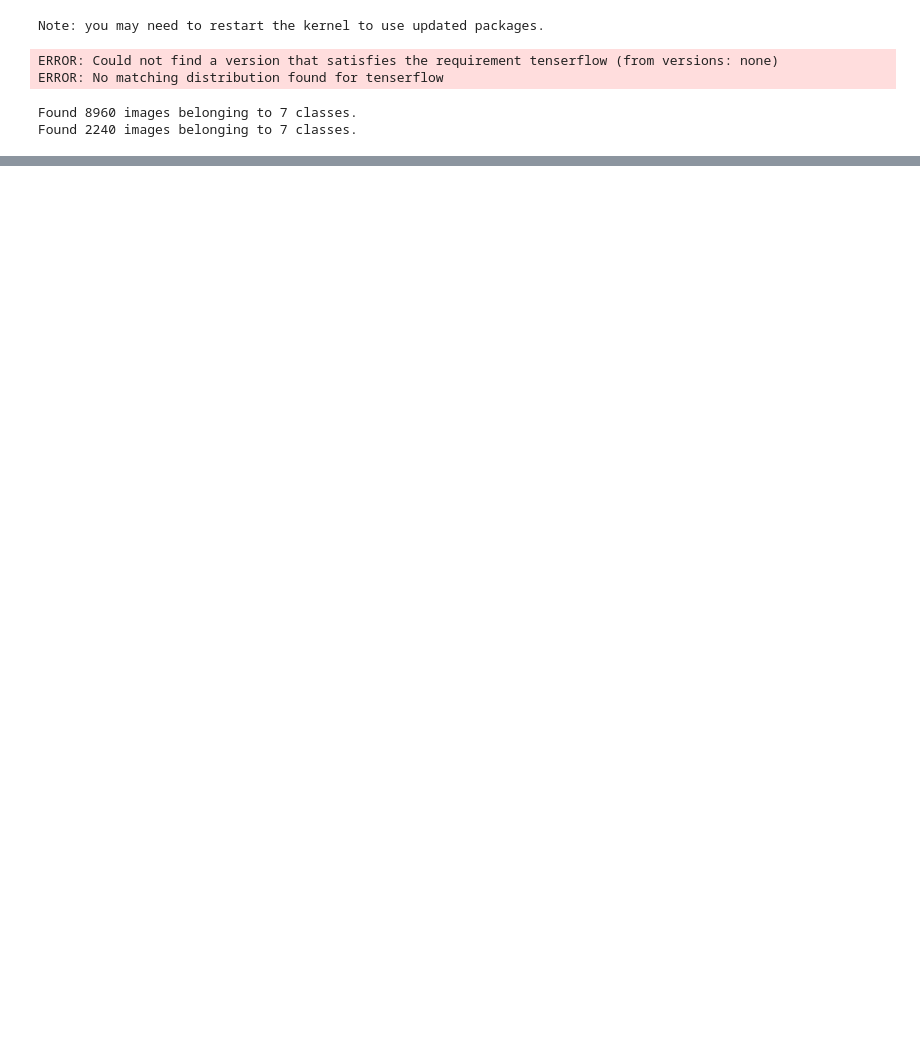
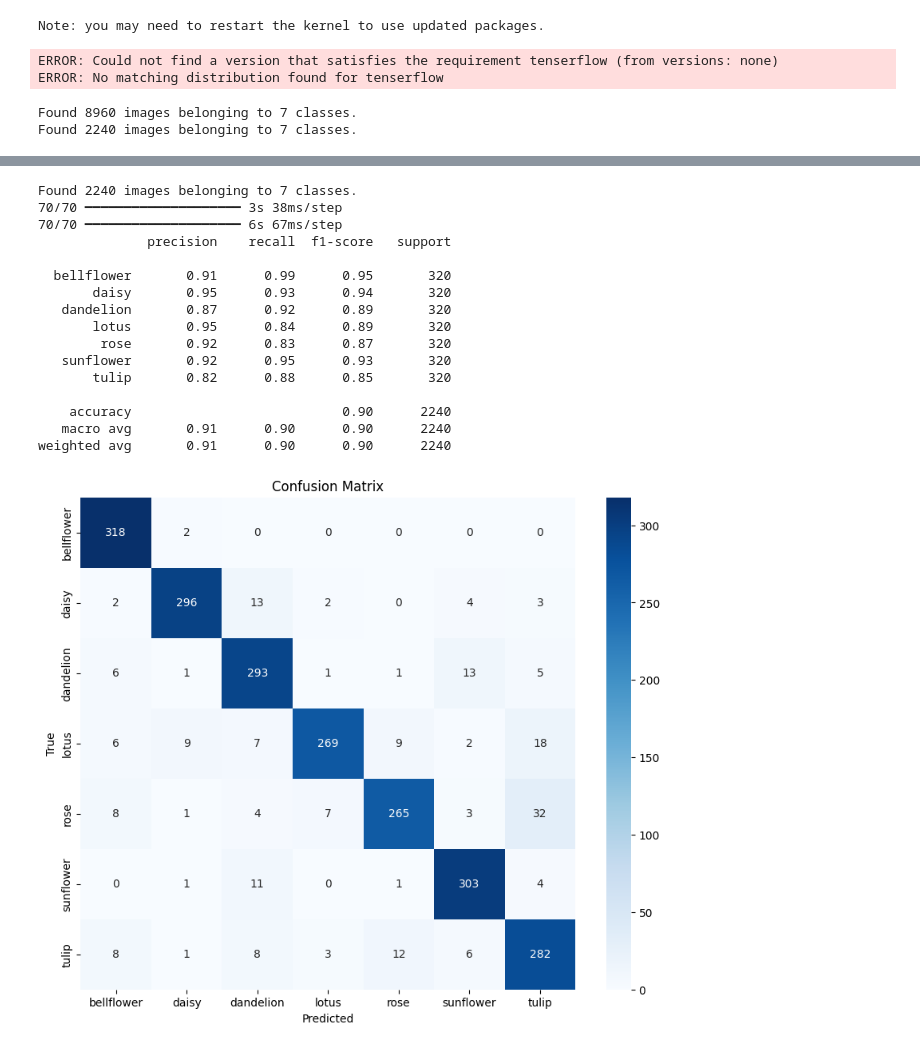
Before and after one commit to AnastasiyaMartynova/termpaper_6sem, a Jupyter notebook: main.ipynb, the cells around one changed output, grey strips where cells are left out. Saved outputs shown, nothing was run; the diff lists cells and outputs as text; code cells hidden in the pictures; blank space fills up the shorter version.

```diff
--- a/main.ipynb
+++ b/main.ipynb
@@ -153,0 +335,79 @@ Found 2240 images belonging to 7 classes.
+# %%
+class VotingEnsemble:
+    def __init__(self, models):
+        self.models = models
+
+    def predict(self, x):
+        predictions = [model.predict(x) for model in self.models]
+
+        # Голосование
+        avg_predictions = np.mean(predictions, axis=0)
+        return np.argmax(avg_predictions, axis=1)
+
+    def evaluate(self, x, y_true):
+        y_pred = self.predict(x)
+        y_true = np.argmax(y_true, axis=1)
+
+        print(classification_report(y_true, y_pred, target_names=classes))
+
+        cm = confusion_matrix(y_true, y_pred)
+        plt.figure(figsize=(10, 8))
+        sns.heatmap(cm, annot=True, fmt='d', cmap='Blues',
+                    xticklabels=classes, yticklabels=classes)
+        plt.title('Confusion Matrix')
+        plt.xlabel('Predicted')
+        plt.ylabel('True')
+        plt.show()
+
+# Создаем ансамбль из двух моделей
+ensemble = VotingEnsemble([model1, model2])
+
+# Оценка ансамбля на валидационных данных
+# Нужно перезагрузить валидационные данные без shuffle для корректной оценки
+val_generator_no_shuffle = train_datagen.flow_from_directory(
+    data_dir,
+    target_size=(IMG_SIZE, IMG_SIZE),
+    batch_size=BATCH_SIZE,
+    class_mode='categorical',
+    subset='validation',
+    shuffle=False
+)
+
+# Получаем все валидационные данные
+x_val, y_val = [], []
+for i in range(len(val_generator_no_shuffle)):
+    x, y = val_generator_no_shuffle[i]
+    x_val.append(x)
+    y_val.append(y)
+x_val = np.concatenate(x_val)
+y_val = np.concatenate(y_val)
+
+# Оценка ансамбля
+ensemble.evaluate(x_val, y_val)
+
+print("Оценка Model 1:")
+y_pred1 = np.argmax(model1.predict(x_val), axis=1)
+y_true = np.argmax(y_val, axis=1)
+print(classification_report(y_true, y_pred1, target_names=classes))
+
+print("\nОценка Model 2:")
+y_pred2 = np.argmax(model2.predict(x_val), axis=1)
+print(classification_report(y_true, y_pred2, target_names=classes))
+# %% [output]
+Found 2240 images belonging to 7 classes.
+70/70 ━━━━━━━━━━━━━━━━━━━━ 3s 38ms/step
+70/70 ━━━━━━━━━━━━━━━━━━━━ 6s 67ms/step
+              precision    recall  f1-score   support
+
+  bellflower       0.91      0.99      0.95       320
+       daisy       0.95      0.93      0.94       320
+   dandelion       0.87      0.92      0.89       320
+       lotus       0.95      0.84      0.89       320
+        rose       0.92      0.83      0.87       320
+   sunflower       0.92      0.95      0.93       320
+       tulip       0.82      0.88      0.85       320
+
+    accuracy                           0.90      2240
+   macro avg       0.91      0.90      0.90      2240
+weighted avg       0.91      0.90      0.90      2240
+[figure, added]
```
Also changed, not shown: parts of 6 cells of this notebook, 2 other files.
